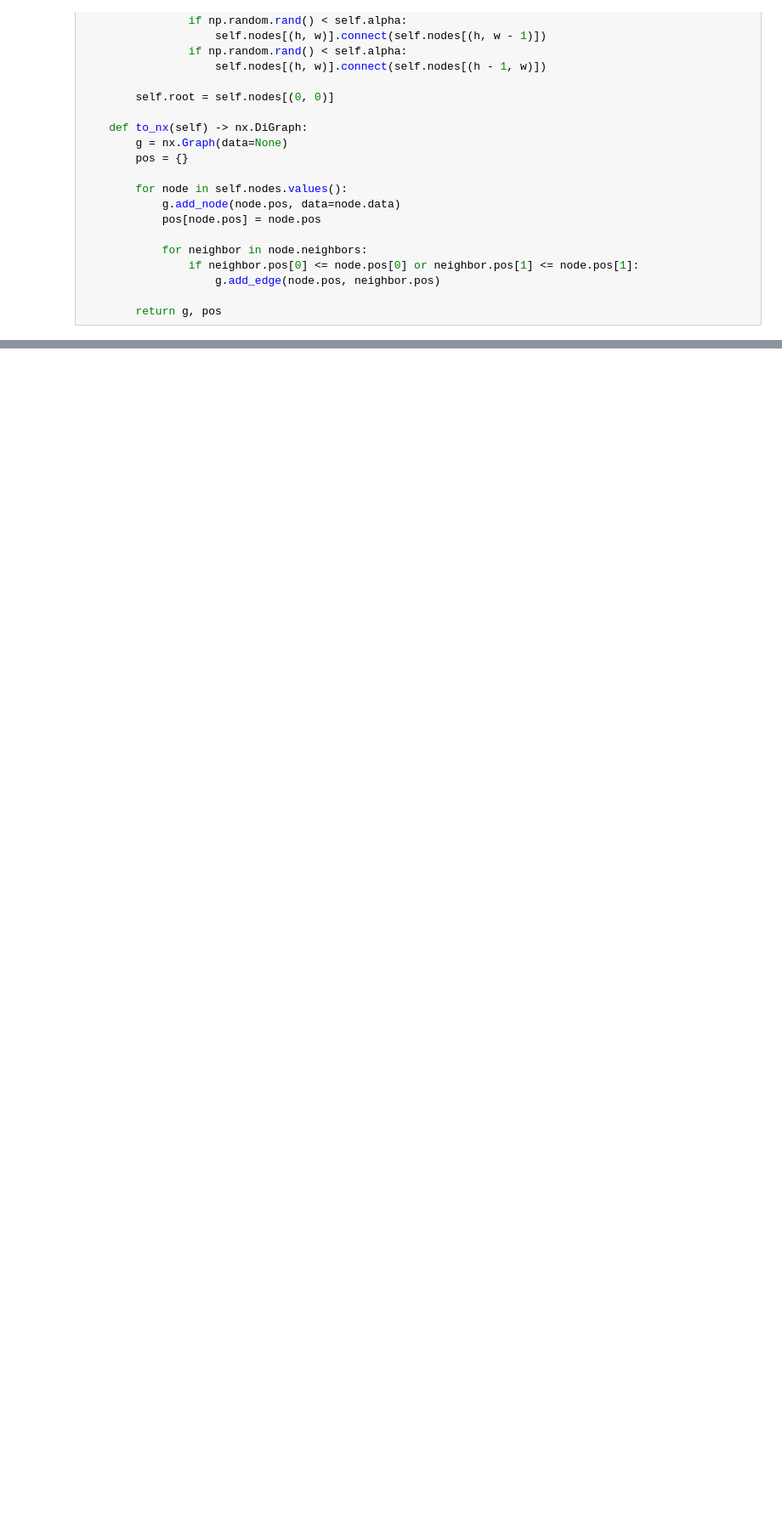
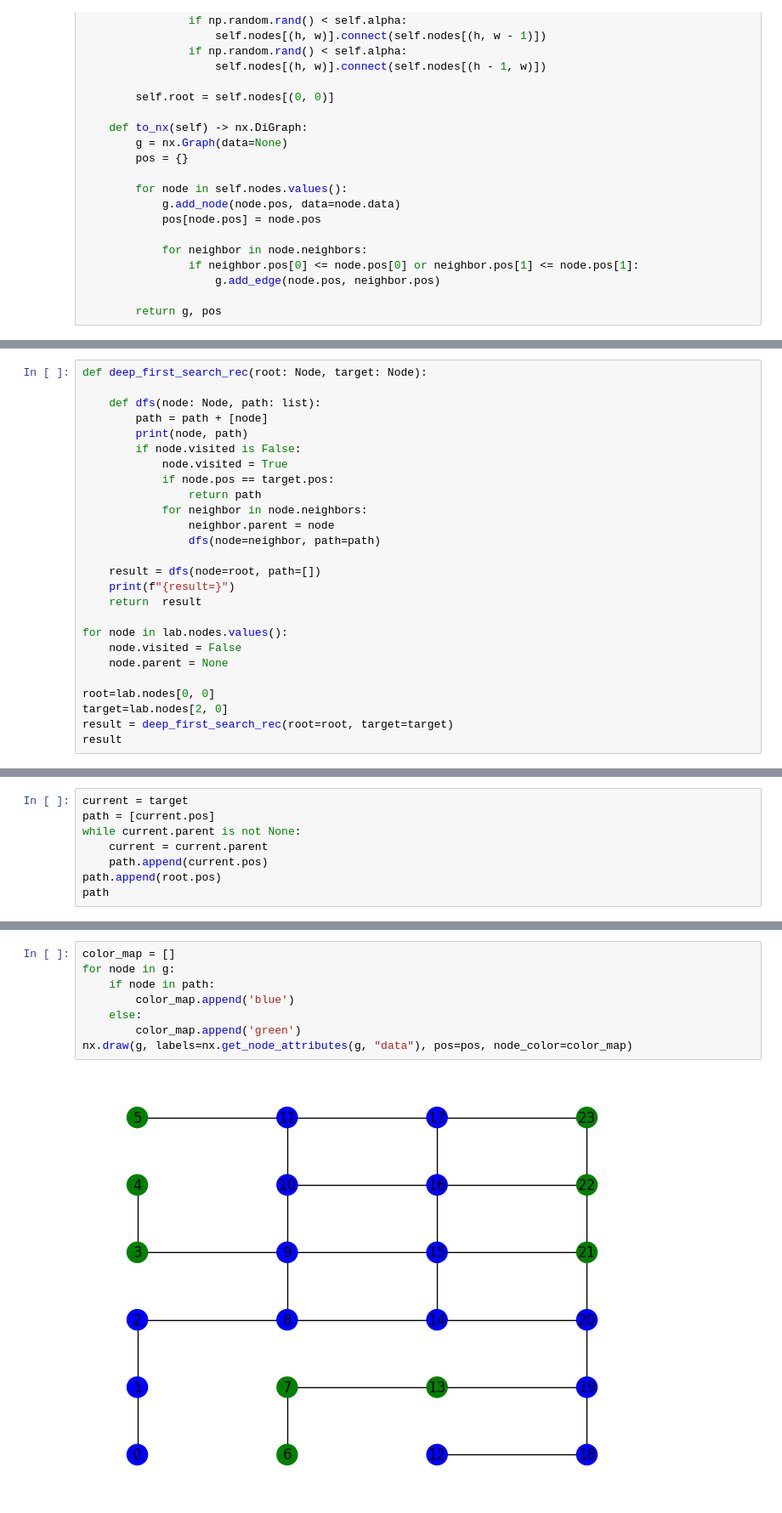
Before and after one commit to sh-am-si/algorithms, a Jupyter notebook: notebooks/nb_grok_dfs.ipynb, the cells around one changed output, grey strips where cells are left out. Shown at 85% size. Drawn from its saved outputs; the diff is of its cells as text; blank space fills up the shorter version.

```diff
--- a/notebooks/nb_grok_dfs.ipynb
+++ b/notebooks/nb_grok_dfs.ipynb
@@ -91,0 +183,26 @@ nx.draw(g, labels=nx.get_node_attributes(g, "data"), pos=pos)
+# %%
+def deep_first_search_rec(root: Node, target: Node):
+
+    def dfs(node: Node, path: list):
+        path = path + [node]
+        print(node, path)
+        if node.visited is False:
+            node.visited = True
+            if node.pos == target.pos:
+                return path
+            for neighbor in node.neighbors:
+                neighbor.parent = node
+                dfs(node=neighbor, path=path)
+
+    result = dfs(node=root, path=[])
+    print(f"{result=}")
+    return  result
+
+for node in lab.nodes.values():
+    node.visited = False
+    node.parent = None
+
+root=lab.nodes[0, 0]
+target=lab.nodes[2, 0]
+result = deep_first_search_rec(root=root, target=target)
+result
@@ -91,0 +229,8 @@ nx.draw(g, labels=nx.get_node_attributes(g, "data"), pos=pos)
+# %%
+current = target
+path = [current.pos]
+while current.parent is not None:
+    current = current.parent
+    path.append(current.pos)
+path.append(root.pos)
+path
@@ -91,0 +243,10 @@ nx.draw(g, labels=nx.get_node_attributes(g, "data"), pos=pos)
+# %%
+color_map = []
+for node in g:
+    if node in path:
+        color_map.append('blue')
+    else:
+        color_map.append('green')
+nx.draw(g, labels=nx.get_node_attributes(g, "data"), pos=pos, node_color=color_map)
+# %% [output]
+[figure, added]
```
Also changed, not shown: parts of 11 cells of this notebook, 12 other files.
